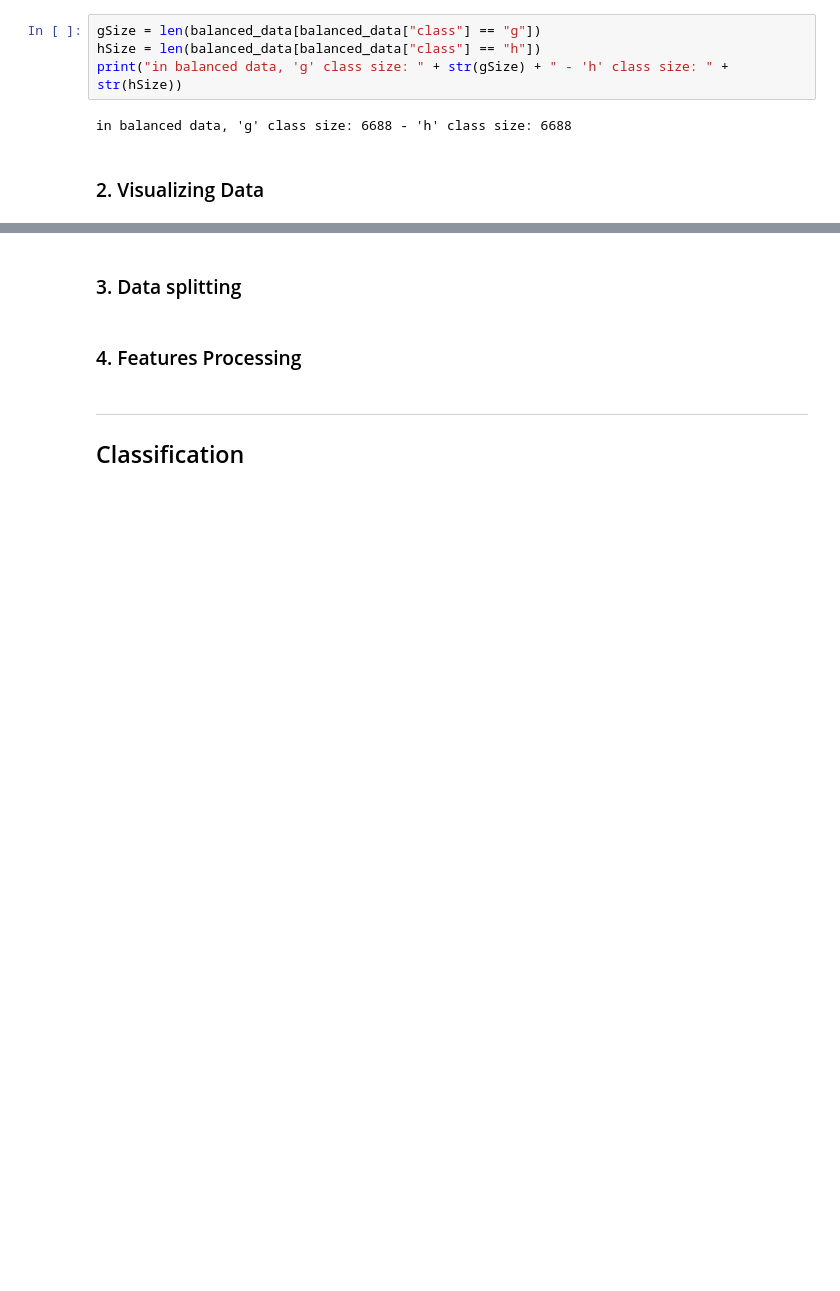
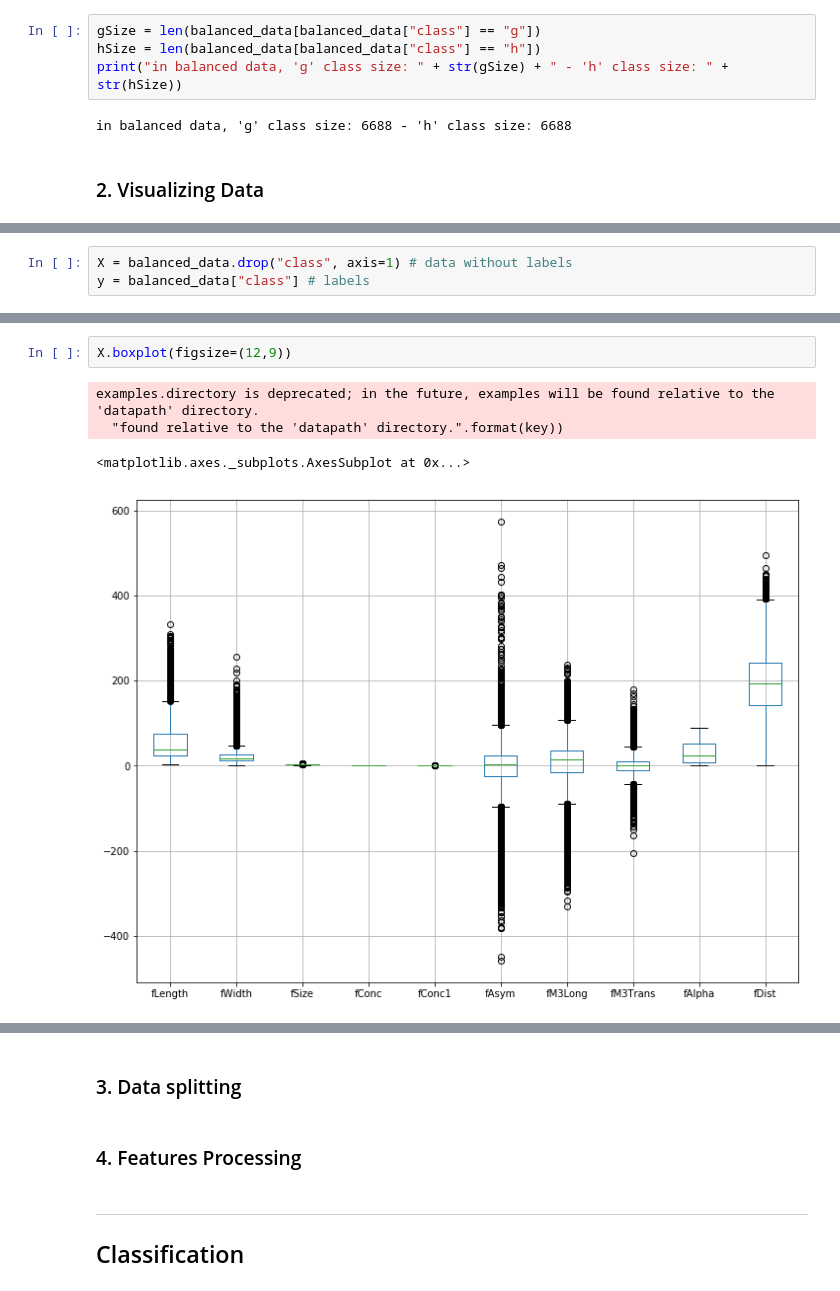
Before and after one commit to yousefzook/Data-Mining-Labs, a Jupyter notebook: lab 3/lab 3.ipynb, the cells around one changed output, grey strips where cells are left out. Drawn from its saved outputs; the diff is of its cells as text; blank space fills up the shorter version.

Commit message:
Finish first Data Visualization.

```diff
--- a/lab 3/lab 3.ipynb
+++ b/lab 3/lab 3.ipynb
@@ -82,0 +84,3 @@ in balanced data, 'g' class size: 6688 - 'h' class size: 6688
+# %%
+X = balanced_data.drop("class", axis=1) # data without labels
+y = balanced_data["class"] # labels
@@ -82,0 +99,7 @@ in balanced data, 'g' class size: 6688 - 'h' class size: 6688
+# %%
+X.boxplot(figsize=(12,9))
+# %% [output]
+examples.directory is deprecated; in the future, examples will be found relative to the 'datapath' directory.
+  "found relative to the 'datapath' directory.".format(key))
+<matplotlib.axes._subplots.AxesSubplot at 0x...>
+[figure, added]
```
Also changed, not shown: parts of 15 cells of this notebook.
